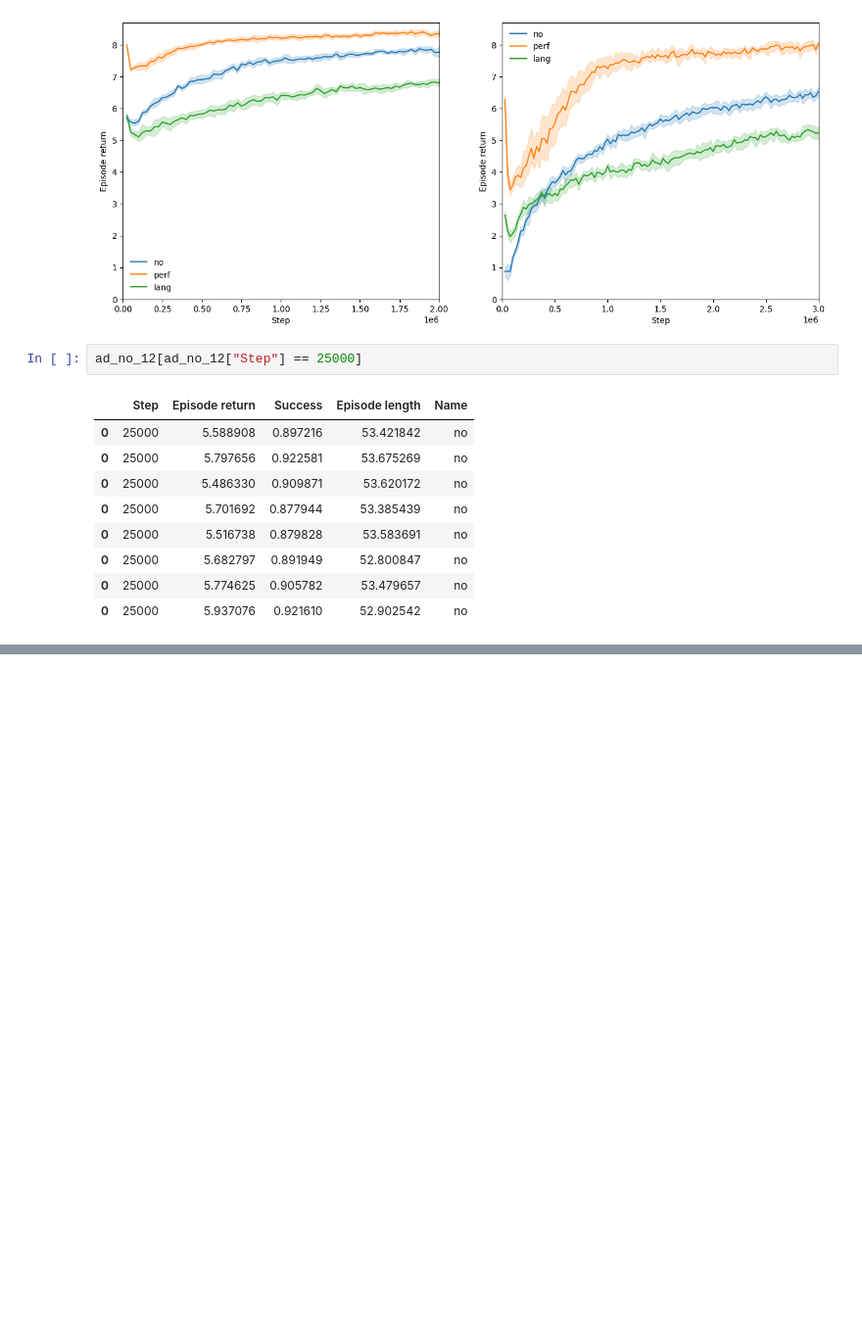
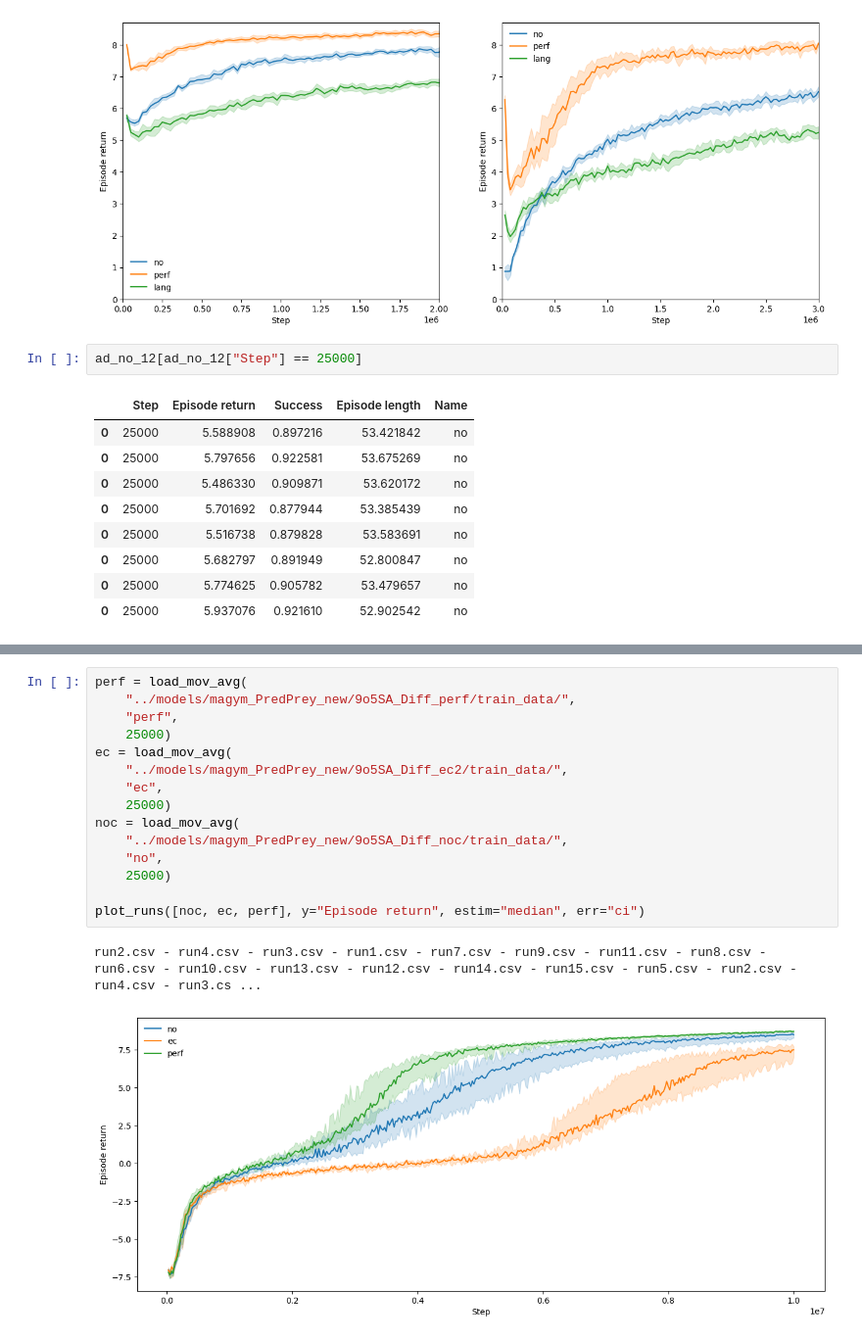
Before and after one commit to Maxtoq/MADRL-PhD-Thesis-Code, a Jupyter notebook: results/LAMARL Graphs.ipynb, the cells around one changed output, grey strips where cells are left out. Shown at 98% size. Drawn from its saved outputs; the diff is of its cells as text; blank space fills up the shorter version.

```diff
--- a/results/LAMARL Graphs.ipynb
+++ b/results/LAMARL Graphs.ipynb
@@ -365 +367,19 @@ run9.csv
 ... (18 outputs left out)
+# %%
+perf = load_mov_avg(
+    "../models/magym_PredPrey_new/9o5SA_Diff_perf/train_data/",
+    "perf",
+    25000)
+ec = load_mov_avg(
+    "../models/magym_PredPrey_new/9o5SA_Diff_ec2/train_data/",
+    "ec",
+    25000)
+noc = load_mov_avg(
+    "../models/magym_PredPrey_new/9o5SA_Diff_noc/train_data/",
+    "no",
+    25000)
+
+plot_runs([noc, ec, perf], y="Episode return", estim="median", err="ci")
+# %% [output]
+run2.csv - run4.csv - run3.csv - run1.csv - run7.csv - run9.csv - run11.csv - run8.csv - run6.csv - run10.csv - run13.csv - run12.csv - run14.csv - run15.csv - run5.csv - run2.csv - run4.csv - run3.cs ...
+[figure, added]
```
Also changed, not shown: parts of 2 cells of this notebook, 2 other files.
